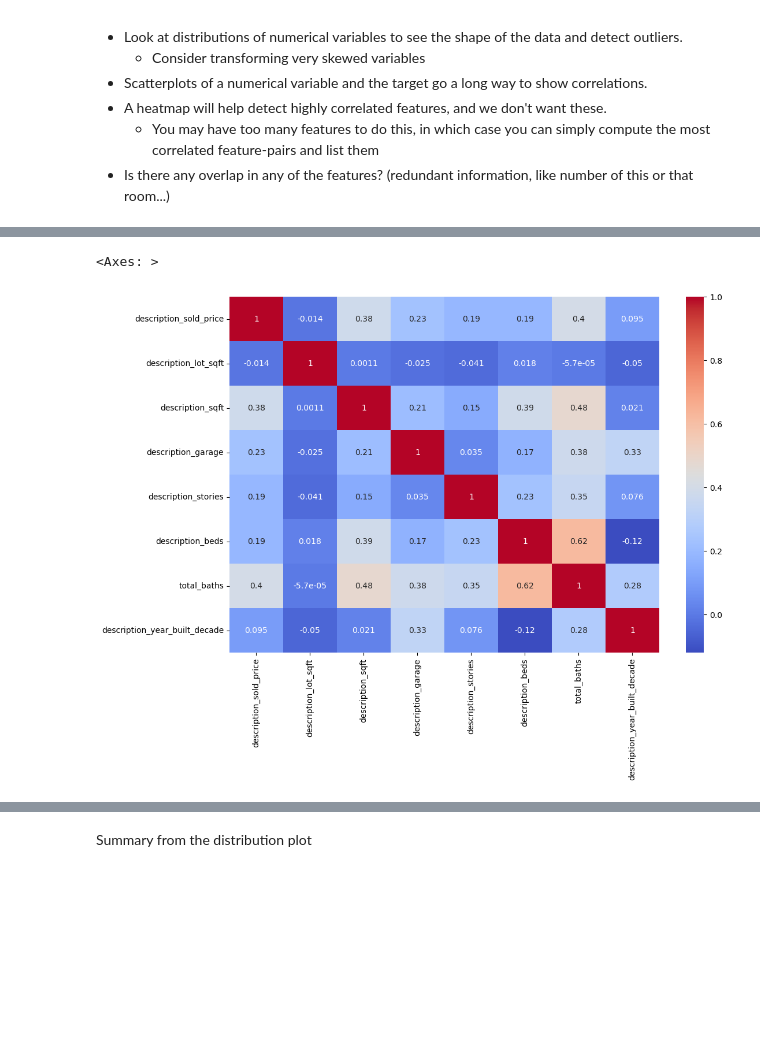
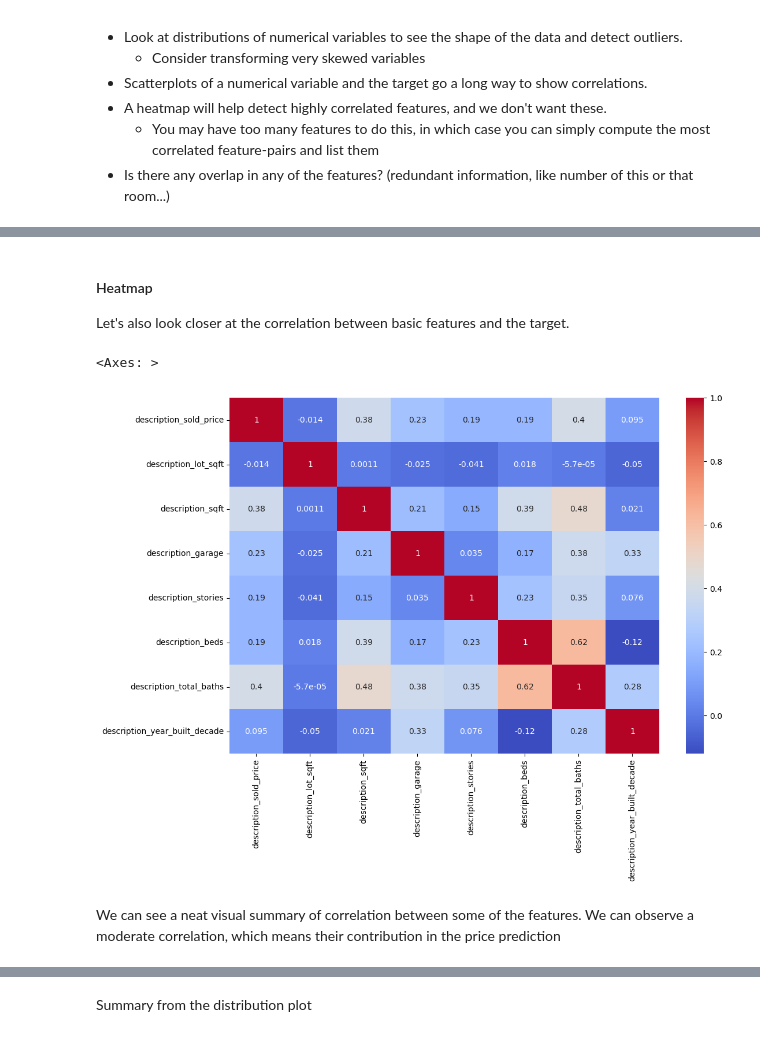
Before and after one commit to wjura/lhl-midterm-project, a Jupyter notebook: notebooks/1 - EDA.ipynb, the cells around one changed output, grey strips where cells are left out. Drawn from its saved outputs; the diff is of its cells as text; code cells hidden in the pictures; blank space fills up the shorter version.

```diff
--- a/notebooks/1 - EDA.ipynb
+++ b/notebooks/1 - EDA.ipynb
@@ -340,6 +350,6 @@ Combining the columns into total_baths is useful because it provides a more cons
 # %%
-# Create a new column 'total_baths' by combining full_baths, 3qtr_baths, and half_baths
-df['total_baths'] = df['description_baths_full'] + df['description_baths_3qtr'] * 0.75 + df['description_baths_half'] * 0.5
+# Create a new column 'description_total_baths' by combining full_baths, 3qtr_baths, and half_baths
+df['description_total_baths'] = df['description_baths_full'] + df['description_baths_3qtr'] * 0.75 + df['description_baths_half'] * 0.5
 
 df.drop(['description_baths_full', 'description_baths_3qtr', 'description_baths_half', 'description_baths', 'check'], axis = 1, inplace = True)
 # %% [markdown]
@@ -354,7 +364,7 @@ array(['single_family', 'land', 'townhomes', 'multi_family', 'apartment',
        'mobile', 'condos', 'condo', 'other', 'duplex_triplex',
        'condo_townhome_rowhome_coop'], dtype=object)
 # %%
-df = pd.get_dummies(df, columns = ['description_type'], drop_first = True, dtype = 'int8')
+df = pd.get_dummies(df, columns = ['description_type'], drop_first = True, dtype = 'int')
 df.info()
 # %% [output]
 <class 'pandas.core.frame.DataFrame'>
@@ -439,4 +449,7 @@ filtered_tags = tags_df[tags_df['tag'].isin(top_20_tags)]
 tags_added_df = pd.merge(df.drop(columns = 'tags'), filtered_tags, on = 'id')
 # %%
-ohe_tags = pd.get_dummies(tags_added_df['tag'], drop_first = True, dtype = 'int8')
+# Create a df ohe_tags with one-hot encoded columns for the tag column, excluding the first column to prevent multicollinearity
+ohe_tags = pd.get_dummies(tags_added_df['tag'], drop_first = True, dtype = 'int')
+
+# Concatenate the 'id' column from tags_added_df horizontally with ohe_tags
 ohe_df = pd.concat([tags_added_df[['id']], ohe_tags], axis = 1)
@@ -643,0 +642,9 @@ dtype: float64
+# %%
+# We can see that there is a couple of feature strongly correlated with each other. We will assume correlation >0.65 is strong and therefore drop redundant columns
+redundant_cols = ['garage_1_or_more', # will drop 1 or more garages, as this information is redundant since we already have a number of garages
+                  'garage_2_or_more', # will drop 2 or more garages, as this information is redundant since we already have a number of garages
+                  'two_or_more_stories'] # will drop 2 or more stories, as this information is redundant since we already have a number of stories
+
+final_df = final_df.drop(columns = redundant_cols, errors = 'ignore')
+X_train = X_train.drop(columns = redundant_cols, errors = 'ignore')
+X_test = X_test.drop(columns = redundant_cols, errors = 'ignore')
@@ -644,23 +667,28 @@ dtype: float64
+# %% [markdown]
+#### Heatmap
+Let's also look closer at the correlation between basic features and the target.
 # %%
 # Heatmap
 cols = ['description_sold_price',
         'description_lot_sqft',
         'description_sqft',
         'description_garage',
         'description_stories',
         'description_beds',
-        'total_baths',
+        'description_total_baths',
         'description_year_built_decade'
-]
+       ]
 
 numeric_df = final_df[cols]
 
 correlation_matrix = numeric_df.corr()
 plt.figure(figsize = (12, 8))
 sns.heatmap(correlation_matrix, annot = True, cmap = "coolwarm")
 # %% [output]
 <Axes: >
-[figure, old version]
+[figure, new version]
+# %% [markdown]
+We can see a neat visual summary of correlation between some of the features. We can observe a moderate correlation, which means their contribution in the price prediction
 # %%
 # Distributions, We will only check columns which are not coming from ohe
 
```
Also changed, not shown: parts of 42 cells of this notebook, 3 other files.
